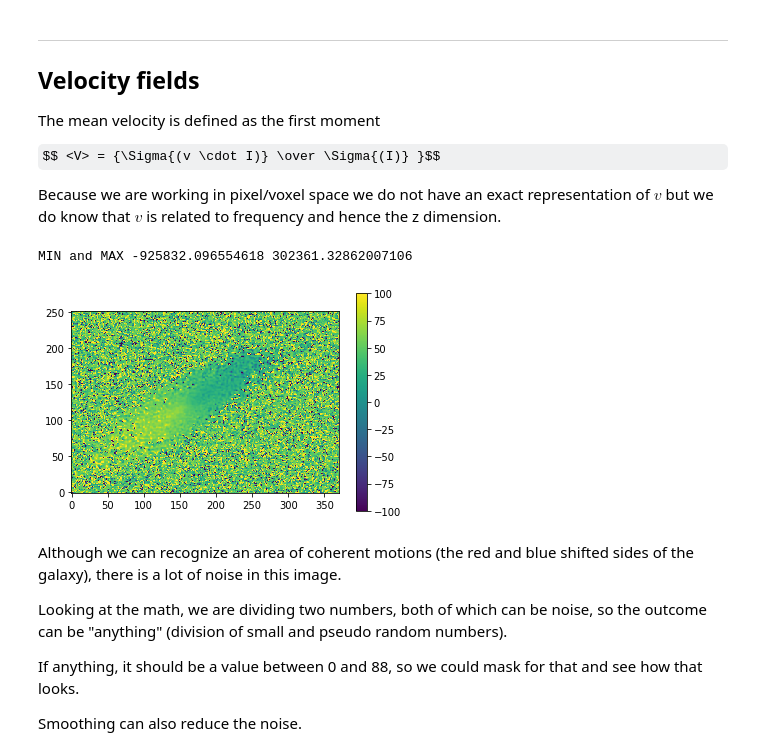
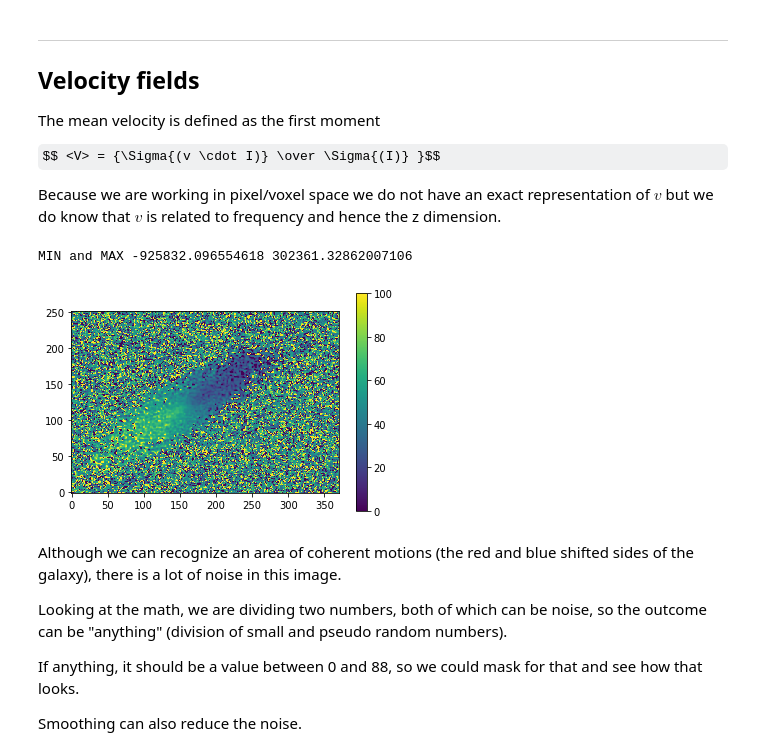
Before and after one commit to kylermurphy/astr288p_2018, a Jupyter notebook: notebooks/Lecture10_08_n6503.ipynb, the cells around one changed output. Drawn from its saved outputs; the diff is of its cells as text; code cells hidden in the pictures; some formulas as TeX source.

```diff
--- a/notebooks/Lecture10_08_n6503.ipynb
+++ b/notebooks/Lecture10_08_n6503.ipynb
@@ -461,20 +468,20 @@ Because we are working in pixel/voxel space we do not have an exact representati
 # %%
 nz = d.shape[0] # number of channels
 vchan = np.arange(nz).reshape(nz,1,1) # create an array of channels 0-89, other dimensions 1 for broadcasting
 
 # numerator
 vsum = vchan * d
 # fraction
 vmean = vsum.sum(axis=0)/d.sum(axis=0)
 
 # plot velocities
 print("MIN and MAX",vmean.min(),vmean.max())
-plt.imshow(vmean,origin=['Lower'],vmin=-100,vmax=100)
+plt.imshow(vmean,origin=['Lower'],vmin=0,vmax=100)
 #plt.imshow(vmean,origin=['Lower'])
 plt.colorbar();
 # %% [output]
 MIN and MAX -925832.096554618 302361.32862007106
-[figure, old version]
+[figure, new version]
 # %% [markdown]
 Although we can recognize an area of coherent motions (the red and blue shifted sides of the galaxy), there is a lot of noise in this image.
 
```
Also changed, not shown: parts of 4 cells of this notebook.
